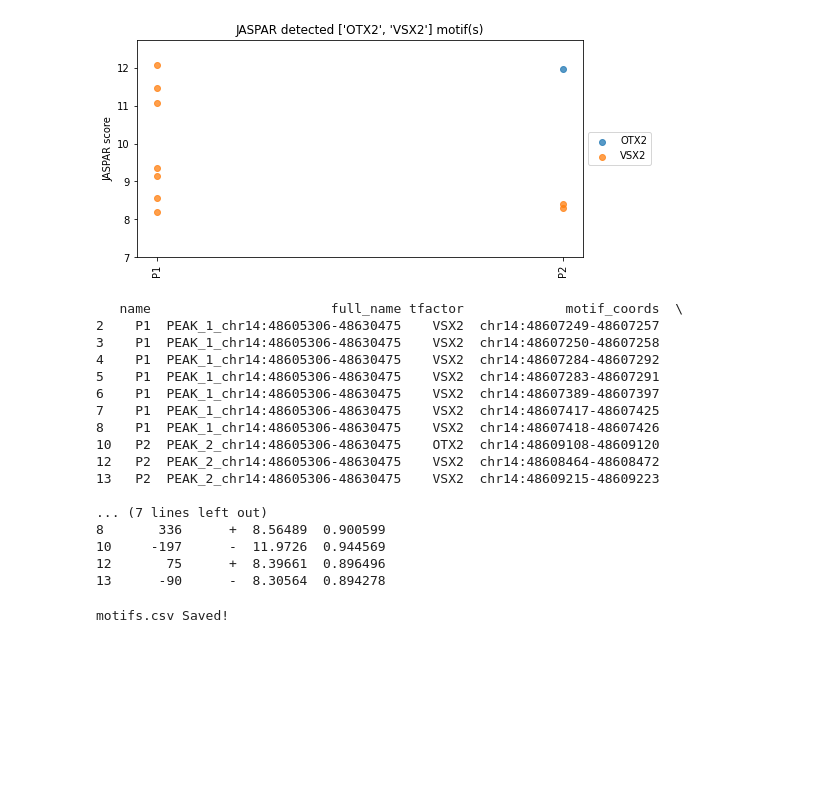
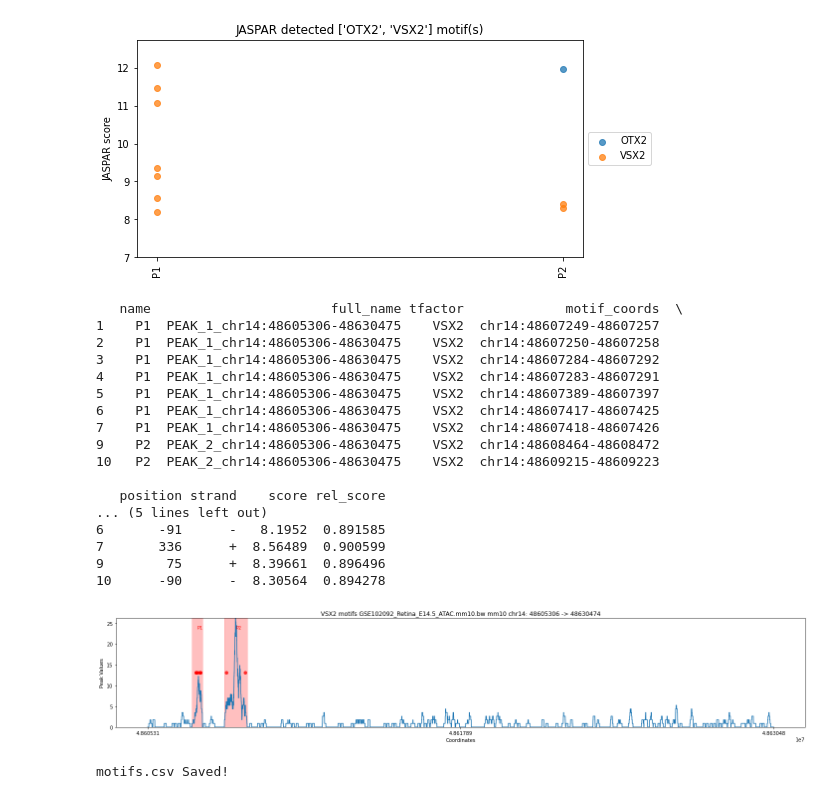
Before and after one commit to MLKaufman/py-enhancer-scanner, a Jupyter notebook: ExampleEnhancerScanNotebook.ipynb, the cells around one changed output. Saved outputs shown, nothing was run; the diff lists cells and outputs as text; code cells hidden in the pictures; blank space fills up the shorter version.

Commit message:
plot motifs on track viewer

```diff
--- a/ExampleEnhancerScanNotebook.ipynb
+++ b/ExampleEnhancerScanNotebook.ipynb
@@ -67,25 +66,29 @@ scanner.motif_scanner('OTX2+VSX2')
 # %% [output]
 [figure]
 # %%
-scanner.motif_scanner('OTX2+VSX2', plot=False)
+scanner.motif_scanner('VSX2', plot=False)
 # %% [output]
    name                       full_name tfactor             motif_coords  \
-2    P1  PEAK_1_chr14:48605306-48630475    VSX2  chr14:48607249-48607257
-3    P1  PEAK_1_chr14:48605306-48630475    VSX2  chr14:48607250-48607258
-4    P1  PEAK_1_chr14:48605306-48630475    VSX2  chr14:48607284-48607292
-5    P1  PEAK_1_chr14:48605306-48630475    VSX2  chr14:48607283-48607291
-6    P1  PEAK_1_chr14:48605306-48630475    VSX2  chr14:48607389-48607397
-7    P1  PEAK_1_chr14:48605306-48630475    VSX2  chr14:48607417-48607425
-8    P1  PEAK_1_chr14:48605306-48630475    VSX2  chr14:48607418-48607426
-10   P2  PEAK_2_chr14:48605306-48630475    OTX2  chr14:48609108-48609120
-12   P2  PEAK_2_chr14:48605306-48630475    VSX2  chr14:48608464-48608472
-13   P2  PEAK_2_chr14:48605306-48630475    VSX2  chr14:48609215-48609223
+1    P1  PEAK_1_chr14:48605306-48630475    VSX2  chr14:48607249-48607257
+2    P1  PEAK_1_chr14:48605306-48630475    VSX2  chr14:48607250-48607258
+3    P1  PEAK_1_chr14:48605306-48630475    VSX2  chr14:48607284-48607292
+4    P1  PEAK_1_chr14:48605306-48630475    VSX2  chr14:48607283-48607291
+5    P1  PEAK_1_chr14:48605306-48630475    VSX2  chr14:48607389-48607397
+6    P1  PEAK_1_chr14:48605306-48630475    VSX2  chr14:48607417-48607425
+7    P1  PEAK_1_chr14:48605306-48630475    VSX2  chr14:48607418-48607426
+9    P2  PEAK_2_chr14:48605306-48630475    VSX2  chr14:48608464-48608472
+10   P2  PEAK_2_chr14:48605306-48630475    VSX2  chr14:48609215-48609223
 
-... (7 lines left out)
-8       336      +  8.56489  0.900599
-10     -197      -  11.9726  0.944569
-12       75      +  8.39661  0.896496
-13      -90      -  8.30564  0.894278
+   position strand    score rel_score
+... (5 lines left out)
+6       -91      -   8.1952  0.891585
+7       336      +  8.56489  0.900599
+9        75      +  8.39661  0.896496
+10      -90      -  8.30564  0.894278
+# %%
+scanner.plot_detected_motifs('VSX2')
+# %% [output]
+[figure, added]
 # %%
 scanner.save_motifs('motifs')
 # %% [output]
```
Also changed, not shown: parts of 1 cell of this notebook, 1 other file.
